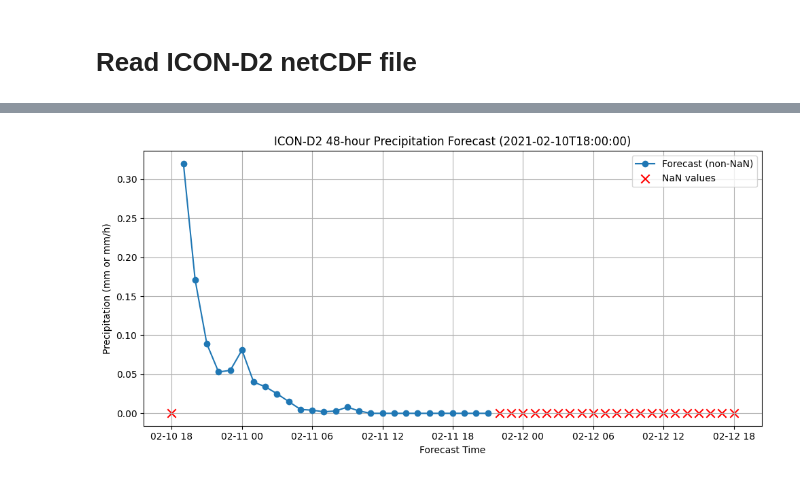
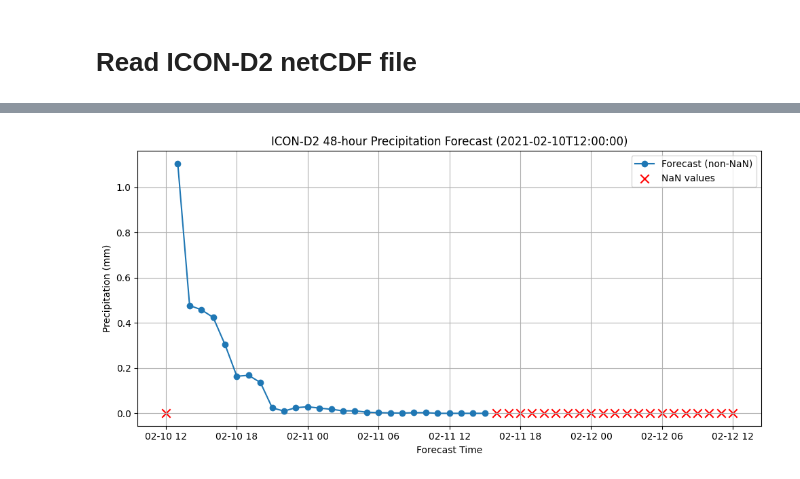
Before and after one commit to TianlongJia/Hy2DL, a Jupyter notebook: Read_ICON-D2.ipynb, the cells around one changed output, grey strips where cells are left out. Cells and saved outputs as stored; diff of their text form; code cells hidden in the pictures.

```diff
--- a/Read_ICON-D2.ipynb
+++ b/Read_ICON-D2.ipynb
@@ -15,15 +15,16 @@ print("\n=== Available Variables ===")
 for name, var in ds.data_vars.items():
     print(f"- {name:30s} shape={tuple(var.shape)}")
 
-# Select variable (e.g., precipitation mean) ===
+# Select variable (e.g., precipitation mean)
 var_name = "precipitation_mean"
 if var_name not in ds:
     raise ValueError(f"Variable '{var_name}' not found in dataset.")
 precip = ds[var_name]
 
-# Select one initialization time (for example, the latest one) ===
+# Select one initialization time
 # Note: init_time is datetime64, so it can be selected directly
-selected_init = precip.init_time[3]  # Latest forecast initialization
+index_init_time = 1
+selected_init = precip.init_time[index_init_time]
 print("\nSelected initialization time:", str(selected_init.values))
 
 # Extract forecast series for that initialization time
@@ -78 +79 @@ Selected initialization time: 2021-02-10T18:00:00.000000000
-[figure, old version]
+[figure, new version]
```
Also changed, not shown: parts of 1 cell of this notebook, 3 other files.
